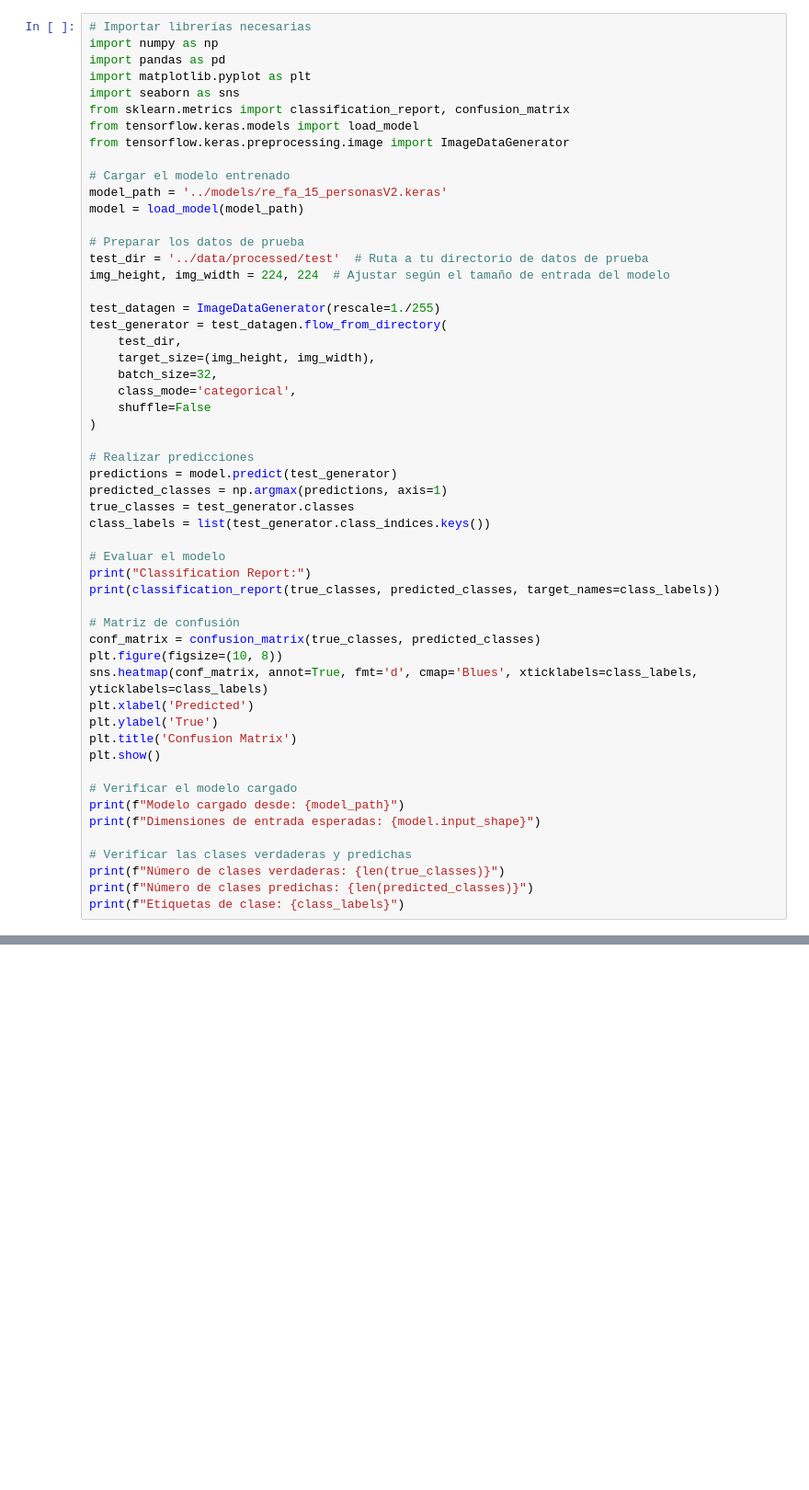
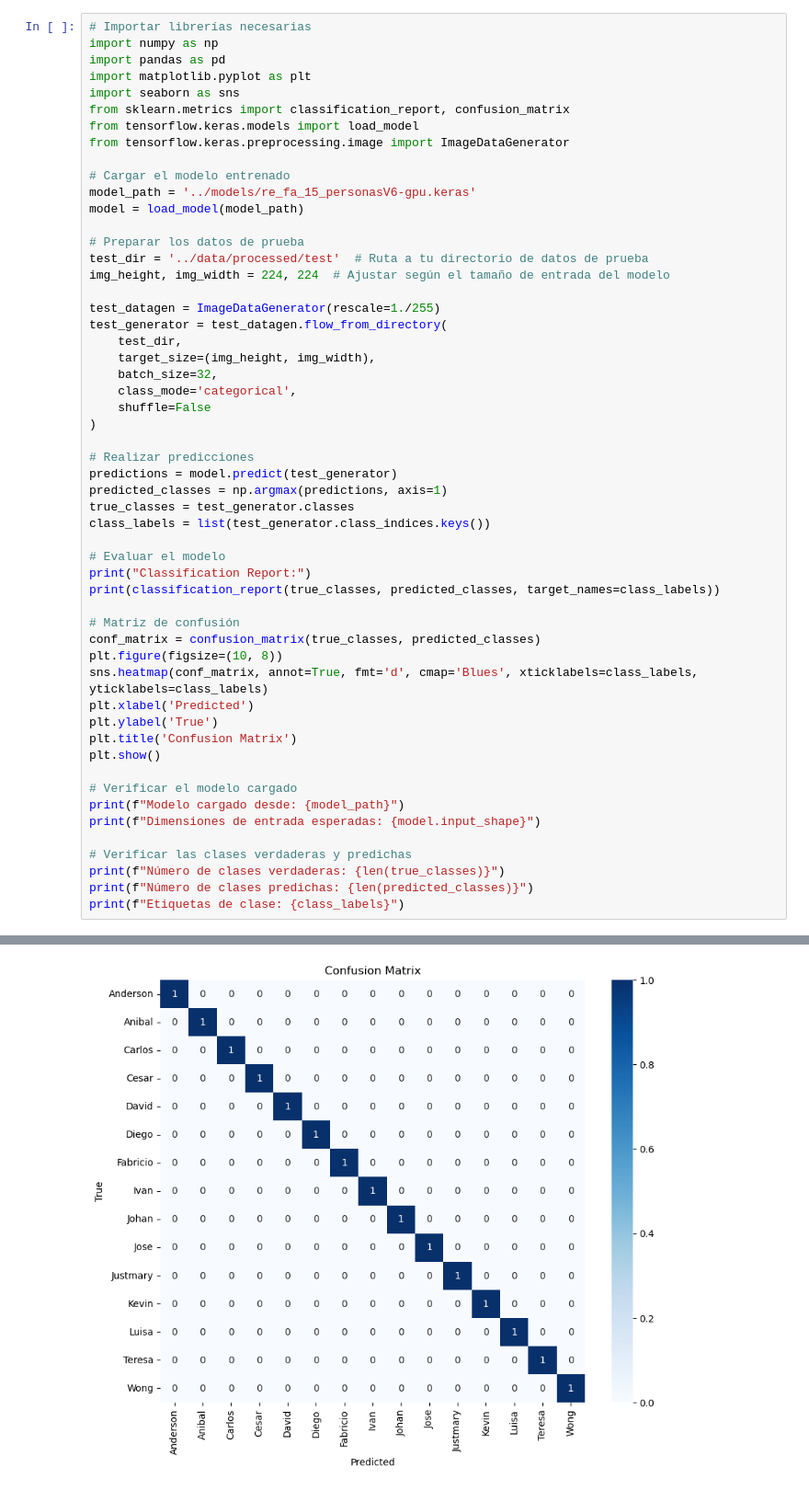
Before and after one commit to rofer0324/Reconocimiento-Facial, a Jupyter notebook: notebooks/Evaluacion_Modelo.ipynb, the cells around one changed output, grey strips where cells are left out. Shown at 92% size. Cells and saved outputs as stored; diff of their text form; blank space fills up the shorter version.

```diff
--- a/notebooks/Evaluacion_Modelo.ipynb
+++ b/notebooks/Evaluacion_Modelo.ipynb
@@ -9,7 +9,7 @@ from tensorflow.keras.models import load_model
 from tensorflow.keras.preprocessing.image import ImageDataGenerator
 
 # Cargar el modelo entrenado
-model_path = '../models/re_fa_15_personasV2.keras'
+model_path = '../models/re_fa_15_personasV6-gpu.keras'
 model = load_model(model_path)
 
 # Preparar los datos de prueba
@@ -52,3 +52,4 @@ print(f"Dimensiones de entrada esperadas: {model.input_shape}")
 print(f"Número de clases verdaderas: {len(true_classes)}")
 print(f"Número de clases predichas: {len(predicted_classes)}")
 print(f"Etiquetas de clase: {class_labels}")
+# %% [output]
@@ -54,0 +73 @@ print(f"Etiquetas de clase: {class_labels}")
+[figure, added]
```
Also changed, not shown: parts of 2 cells of this notebook, 1 other file.
